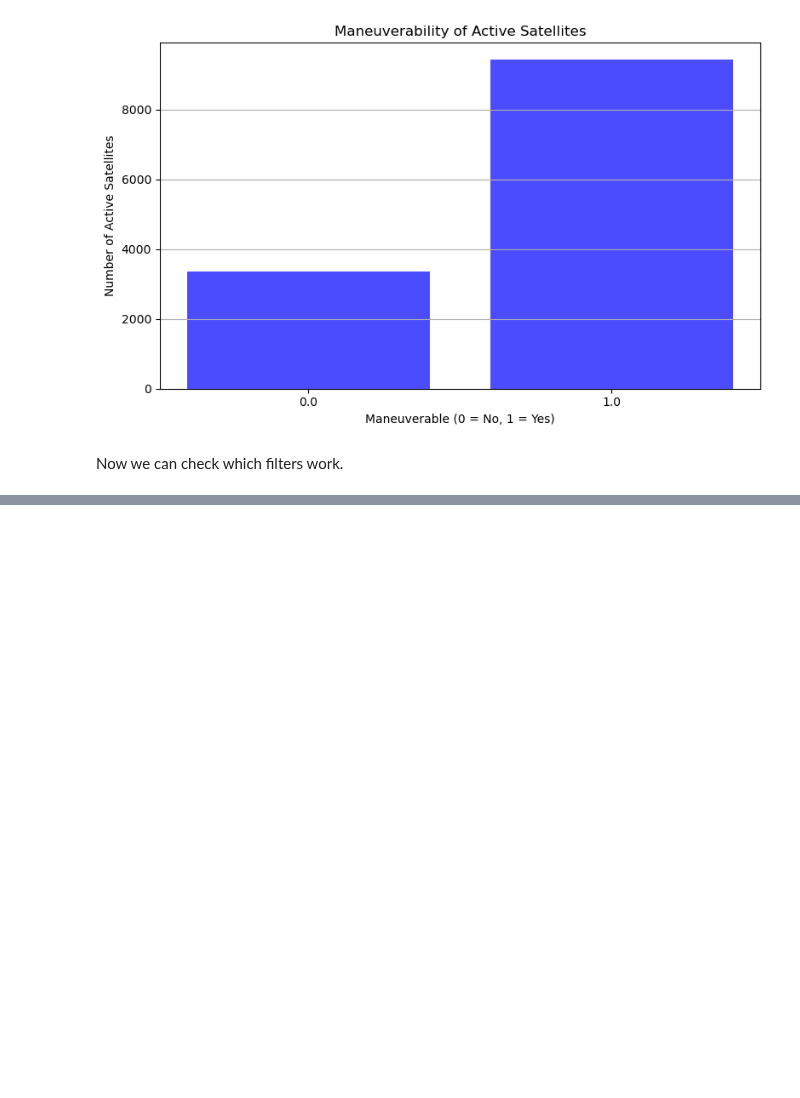
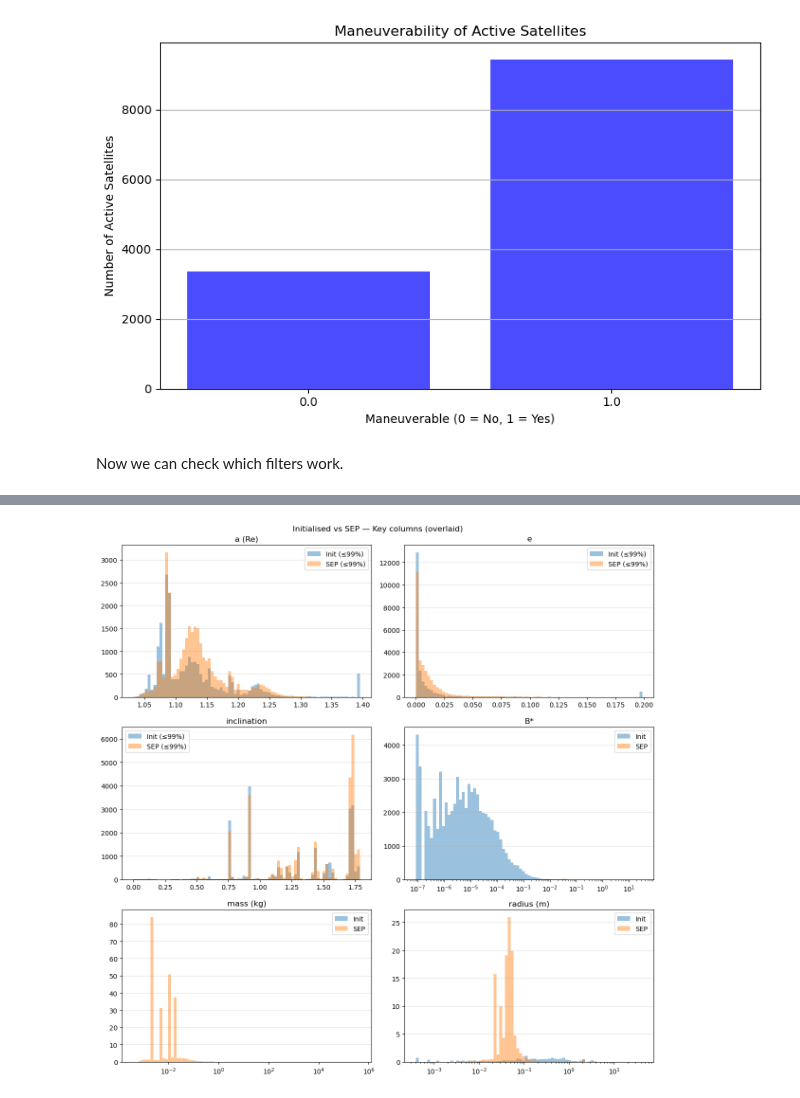
Before and after one commit to ARCLab-MIT/pyssem, a Jupyter notebook: pyssem/utils/notebooks/sep.ipynb, the cells around one changed output, grey strips where cells are left out. Saved outputs shown, nothing was run; the diff lists cells and outputs as text; code cells hidden in the pictures; blank space fills up the shorter version.

```diff
--- a/pyssem/utils/notebooks/sep.ipynb
+++ b/pyssem/utils/notebooks/sep.ipynb
@@ -6,7 +6,7 @@ If you would like to use the scen_properties of a pickle file, then this must be
 # %%
 import pandas as pd
 
-path = '/Users/indigobrownhall/Code/pyssem/pyssem/utils/launch/data/ref_scen_SEP2.csv' # your path to the scenario csv file
+path = '/Users/indigobrownhall/Code/pyssem/pyssem/utils/launch/data/ref_scen_SEP1.csv' # your path to the scenario csv file
 T = pd.read_csv(path)
 
 # Only use if required, you can run the model, it will save a pickle file and then you can use this to get the scenario data.
@@ -217,0 +445,62 @@ T_new
+# %%
+import numpy as np, matplotlib.pyplot as plt
+from scipy.io import loadmat
+
+def load_mat(path, keys):
+    md = loadmat(path, squeeze_me=True, struct_as_record=False)
+    for k in keys:
+        if k in md:
+            arr = np.asarray(md[k])
+            return arr if arr.ndim==2 else arr.reshape(-1, arr.shape[-1])
+    raise KeyError(f"None of {keys} in {path}")
+INIT_PATH = '/Users/indigobrownhall/Code/mocat-VnV-old/supporting_data/mat_sats.mat'
+SEP_PATH = '/Users/indigobrownhall/Code/mocat-VnV-old/supporting_data/ref_scen_SEP1_initial_pop.mat'
+init = load_mat(INIT_PATH, ['mat_sats'])
+sep  = load_mat(SEP_PATH, ['mat_sats_initial_pop'])
+
+# Column map (MATLAB 1-based → Python 0-based)
+COL = dict(a=0, e=1, i=2, bstar=6, mass=7, radius=8)
+
+def clean(x):
+    x = x.astype(float).ravel()
+    return x[np.isfinite(x)]
+
+def log_hist(ax, x1, x2, label1, label2, nbins=80):
+    x1, x2 = x1[x1>0], x2[x2>0]
+    pool = np.concatenate([x1, x2])
+    lo, hi = max(pool.min(), np.finfo(float).tiny), pool.max()
+    edges = np.logspace(np.log10(lo), np.log10(hi), nbins)
+    ax.hist(x1, bins=edges, density=True, alpha=0.45, label=label1)
+    ax.hist(x2, bins=edges, density=True, alpha=0.45, label=label2)
+    ax.set_xscale('log'); ax.grid(True, which='both', axis='y', alpha=0.4)
+
+def lin_hist(ax, x1, x2, pct=99, nbins=80):
+    pool = np.concatenate([x1, x2]); cap = np.percentile(pool, pct)
+    x1c, x2c = np.clip(x1, None, cap), np.clip(x2, None, cap)
+    lo, hi = min(x1c.min(), x2c.min()), max(x1c.max(), x2c.max())
+    edges = np.linspace(lo, hi, nbins)
+    ax.hist(x1c, bins=edges, alpha=0.45, label=f'Init (≤{pct}%)')
+    ax.hist(x2c, bins=edges, alpha=0.45, label=f'SEP (≤{pct}%)')
+    ax.grid(True, axis='y', alpha=0.4)
+
+pairs = [
+    ('a (Re)',      clean(init[:,COL['a']]),      clean(sep[:,COL['a']]),      False),
+    ('e',           clean(init[:,COL['e']]),      clean(sep[:,COL['e']]),      False),
+    ('inclination', clean(init[:,COL['i']]),      clean(sep[:,COL['i']]),      False),
+    ('B*',          clean(init[:,COL['bstar']]),  clean(sep[:,COL['bstar']]),  True),
+    ('mass (kg)',   clean(init[:,COL['mass']]),   clean(sep[:,COL['mass']]),   True),
+    ('radius (m)',  clean(init[:,COL['radius']]), clean(sep[:,COL['radius']]), True),
+]
+
+fig, axes = plt.subplots(3, 2, figsize=(12, 12))
+for ax, (label, x1, x2, use_log) in zip(axes.ravel(), pairs):
+    if use_log:
+        log_hist(ax, x1, x2, 'Init', 'SEP')
+    else:
+        lin_hist(ax, x1, x2, pct=99)
+    ax.set_title(label); ax.legend()
+
+plt.suptitle('Initialised vs SEP — Key columns (overlaid)', y=0.98)
+plt.tight_layout(); plt.show()
+# %% [output]
+[figure, added]
```
Also changed, not shown: parts of 17 cells of this notebook, 36 other files.
